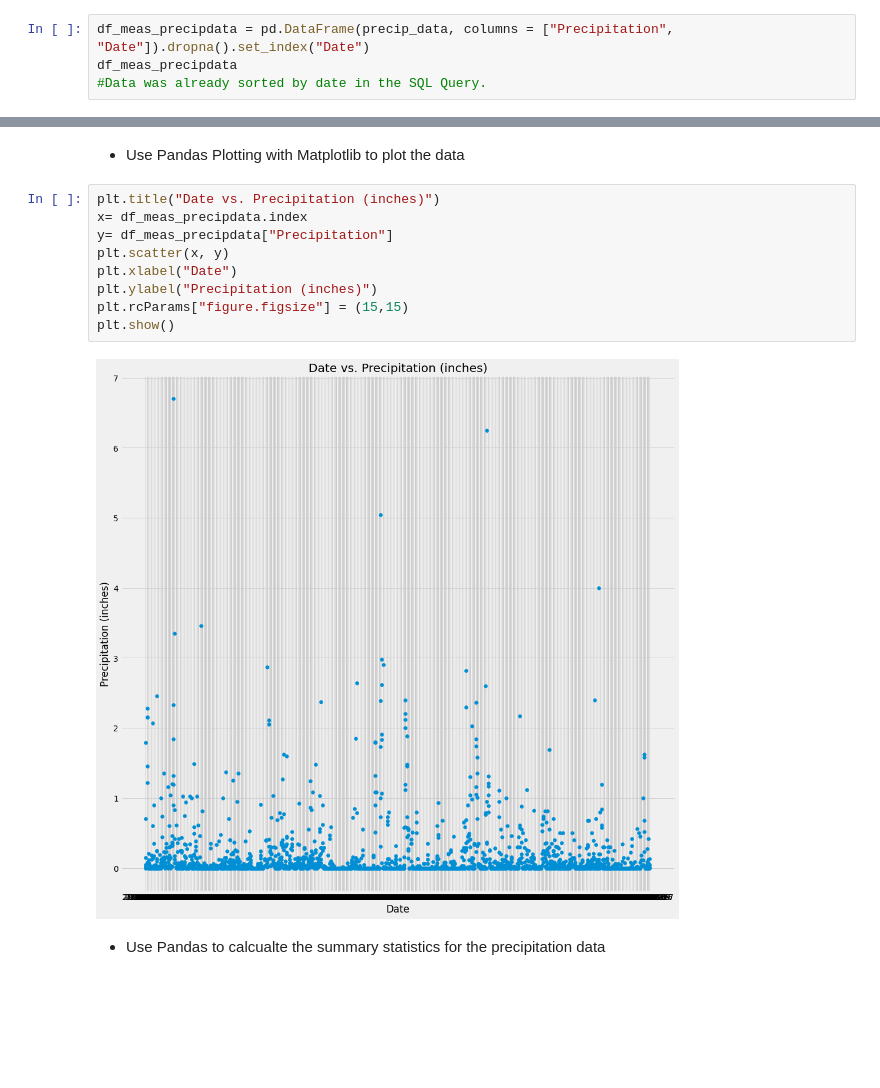
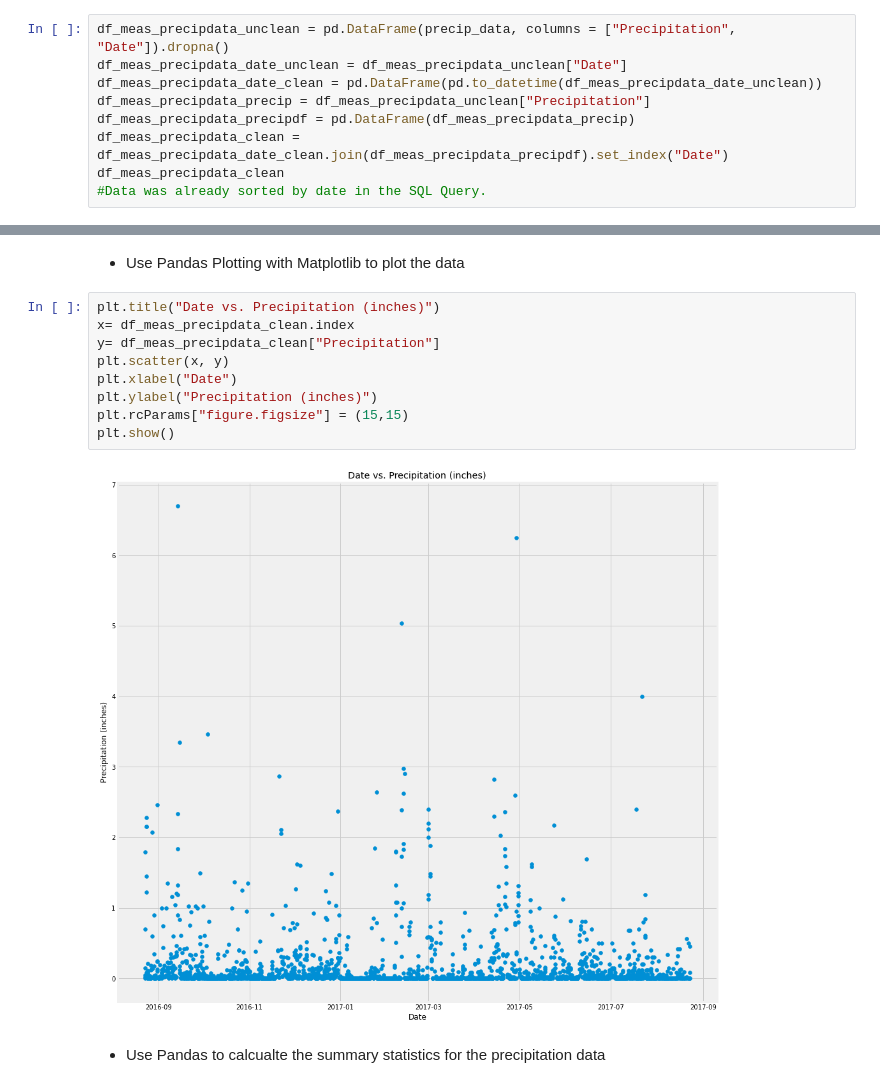
Before and after one commit to cswanson618/sqlalchemy-challenge, a Jupyter notebook: climate_swanson.ipynb, the cells around one changed output, grey strips where cells are left out. Cells and saved outputs as stored; diff of their text form; blank space fills up the shorter version.

Commit message:
Fixed plot

```diff
--- a/climate_swanson.ipynb
+++ b/climate_swanson.ipynb
@@ -43,8 +43,13 @@ precip_data = session.query(Measurement.prcp, Measurement.date).filter(Measureme
 
 * Sort the dataframe by date
 # %%
-df_meas_precipdata = pd.DataFrame(precip_data, columns = ["Precipitation", "Date"]).dropna().set_index("Date")
-df_meas_precipdata
+df_meas_precipdata_unclean = pd.DataFrame(precip_data, columns = ["Precipitation", "Date"]).dropna()
+df_meas_precipdata_date_unclean = df_meas_precipdata_unclean["Date"]
+df_meas_precipdata_date_clean = pd.DataFrame(pd.to_datetime(df_meas_precipdata_date_unclean))
+df_meas_precipdata_precip = df_meas_precipdata_unclean["Precipitation"]
+df_meas_precipdata_precipdf = pd.DataFrame(df_meas_precipdata_precip)
+df_meas_precipdata_clean = df_meas_precipdata_date_clean.join(df_meas_precipdata_precipdf).set_index("Date")
+df_meas_precipdata_clean
 #Data was already sorted by date in the SQL Query.
 # %% [output]
 |  | Precipitation |
@@ -65,15 +70,15 @@ df_meas_precipdata
 * Use Pandas Plotting with Matplotlib to plot the data
 # %%
 plt.title("Date vs. Precipitation (inches)")
-x= df_meas_precipdata.index
-y= df_meas_precipdata["Precipitation"]
+x= df_meas_precipdata_clean.index
+y= df_meas_precipdata_clean["Precipitation"]
 plt.scatter(x, y)
 plt.xlabel("Date")
 plt.ylabel("Precipitation (inches)")
 plt.rcParams["figure.figsize"] = (15,15)
 plt.show()
 # %% [output]
-[figure, old version]
+[figure, new version]
 # %% [markdown]
 * Use Pandas to calcualte the summary statistics for the precipitation data
 # %%
```
Also changed, not shown: parts of 1 cell of this notebook.
